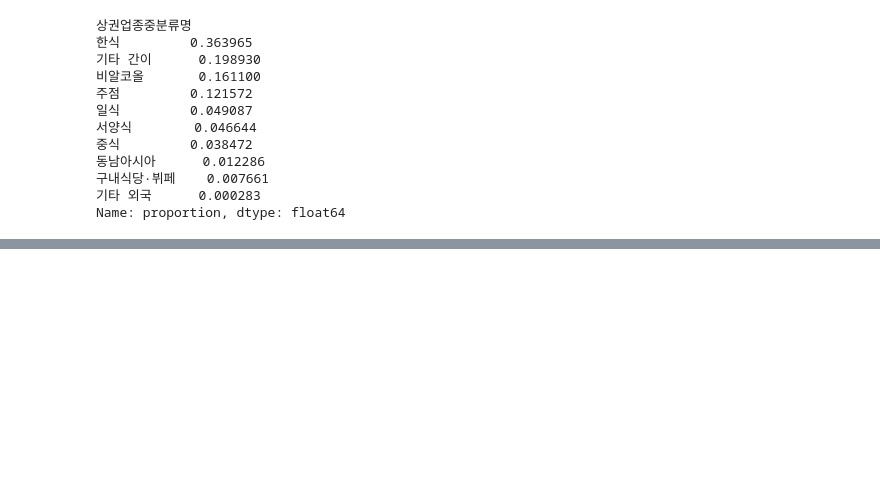
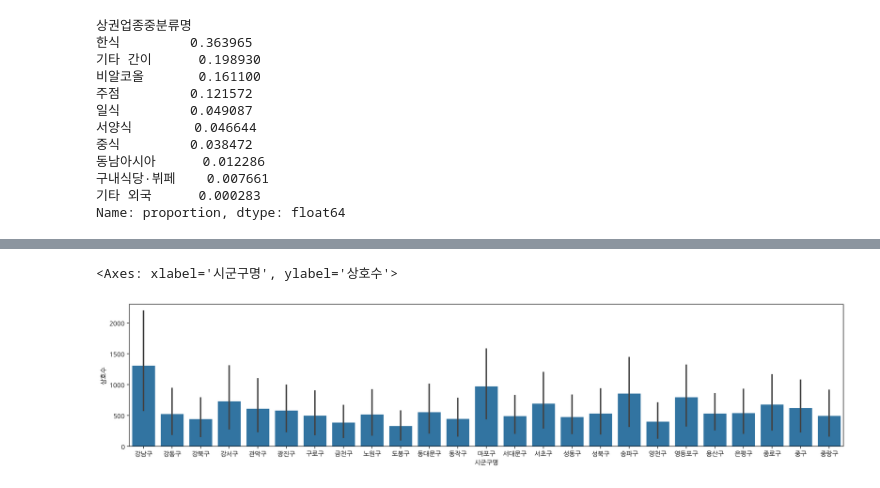
Before and after one commit to JongHyun070105/BigDataAnalyzing2025, a Jupyter notebook: 상가상권정보_30710.ipynb, the cells around one changed output, grey strips where cells are left out. Drawn from its saved outputs; the diff is of its cells as text; code cells hidden in the pictures; blank space fills up the shorter version.

```diff
--- a/상가상권정보_30710.ipynb
+++ b/상가상권정보_30710.ipynb
@@ -835,0 +1058,3 @@ df[(df['상권업종대분류명'] == '음식') & (df['상권업종중분류명'
+# %%
+food = food_gu.reset_index()
+food
@@ -835,0 +1079,3 @@ df[(df['상권업종대분류명'] == '음식') & (df['상권업종중분류명'
+# %%
+food.rename(columns = {'상호명':'상호수'},inplace=True)
+food
@@ -835,0 +1100,6 @@ df[(df['상권업종대분류명'] == '음식') & (df['상권업종중분류명'
+# %%
+plt.figure(figsize = (20,4))
+sns.barplot(data = food, x = '시군구명',y ='상호수')
+# %% [output]
+<Axes: xlabel='시군구명', ylabel='상호수'>
+[figure, added]
```
Also changed, not shown: parts of 27 cells of this notebook.
